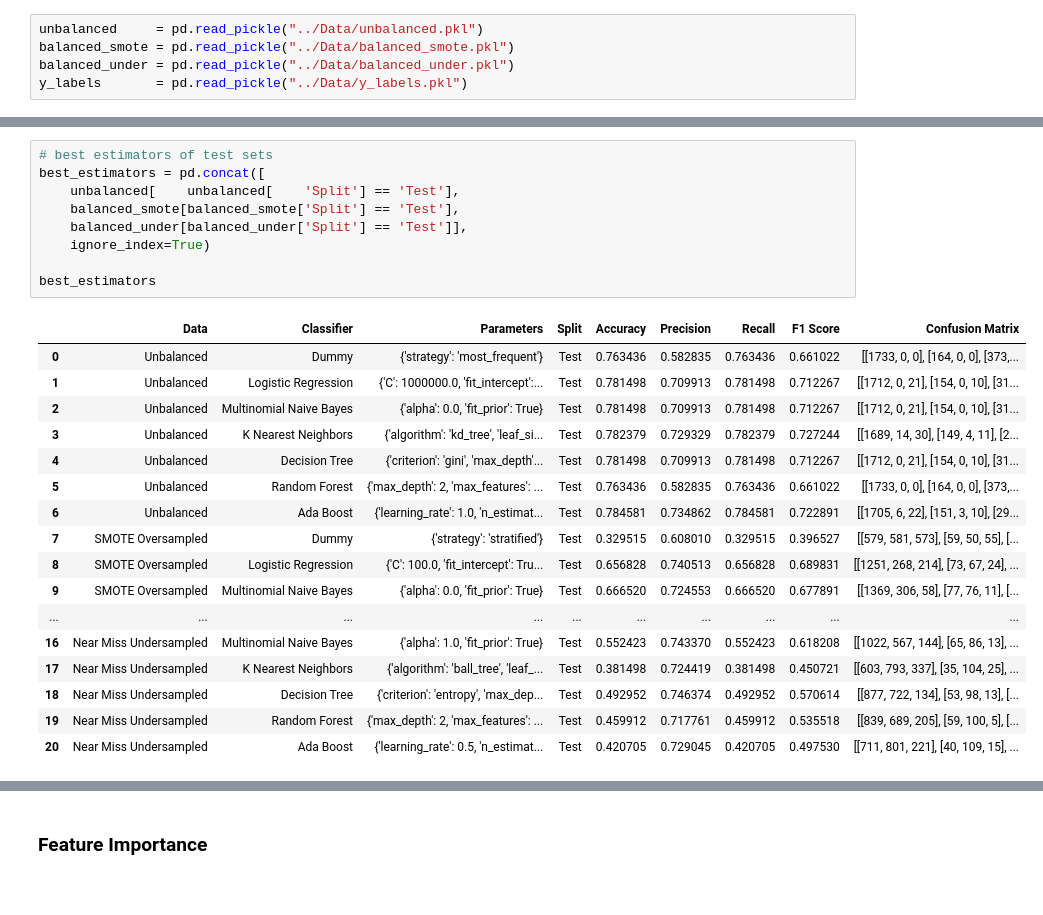
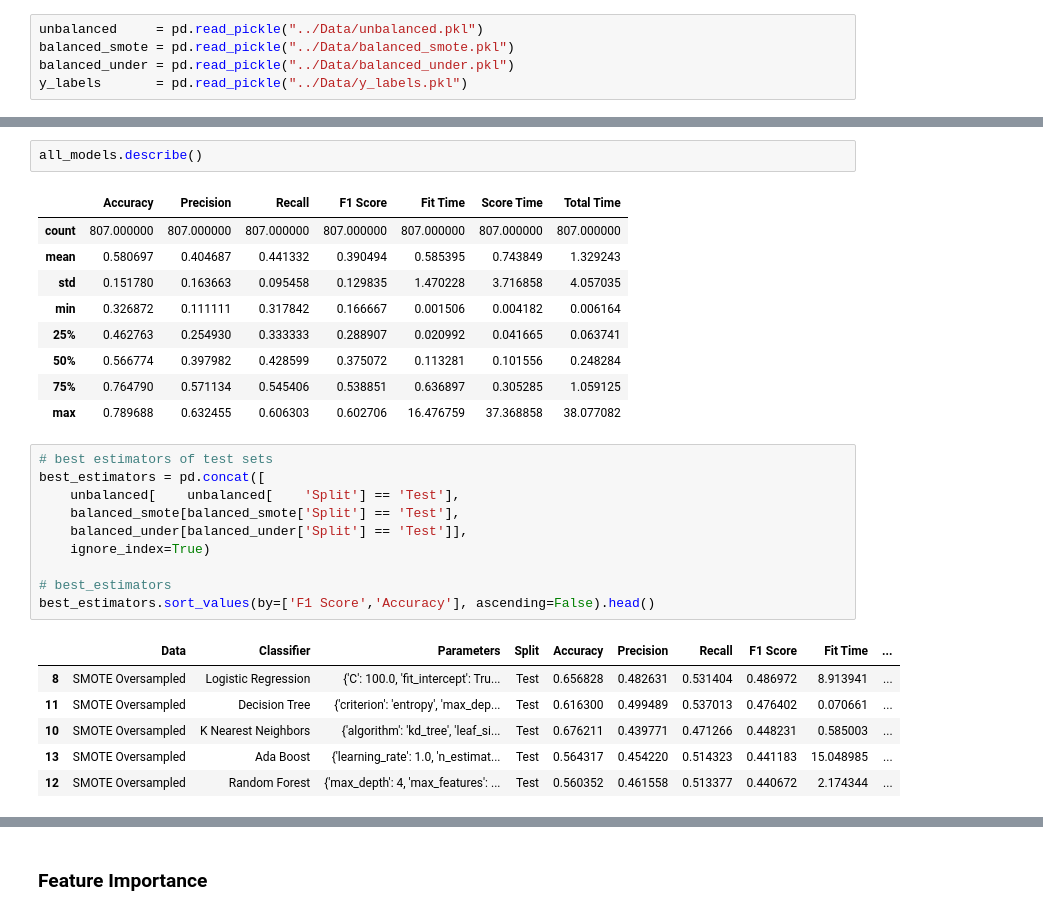
Before and after one commit to acdick/endangered_species_classification, a Jupyter notebook: Source/07_Interpretation.ipynb, the cells around one changed output, grey strips where cells are left out. Cells and saved outputs as stored; diff of their text form.

```diff
--- a/Source/07_Interpretation.ipynb
+++ b/Source/07_Interpretation.ipynb
@@ -27,27 +36,29 @@ y_labels       = pd.read_pickle("../Data/y_labels.pkl")
+# %%
+all_models.describe()
+# %% [output]
+|  | Accuracy | Precision | Recall | F1 Score | Fit Time | Score Time | Total Time |
+| count | 807.000000 | 807.000000 | 807.000000 | 807.000000 | 807.000000 | 807.000000 | 807.000000 |
+| mean | 0.580697 | 0.404687 | 0.441332 | 0.390494 | 0.585395 | 0.743849 | 1.329243 |
+| std | 0.151780 | 0.163663 | 0.095458 | 0.129835 | 1.470228 | 3.716858 | 4.057035 |
+| min | 0.326872 | 0.111111 | 0.317842 | 0.166667 | 0.001506 | 0.004182 | 0.006164 |
+| 25% | 0.462763 | 0.254930 | 0.333333 | 0.288907 | 0.020992 | 0.041665 | 0.063741 |
+| 50% | 0.566774 | 0.397982 | 0.428599 | 0.375072 | 0.113281 | 0.101556 | 0.248284 |
+| 75% | 0.764790 | 0.571134 | 0.545406 | 0.538851 | 0.636897 | 0.305285 | 1.059125 |
+| max | 0.789688 | 0.632455 | 0.606303 | 0.602706 | 16.476759 | 37.368858 | 38.077082 |
 # %%
 # best estimators of test sets
 best_estimators = pd.concat([
     unbalanced[    unbalanced[    'Split'] == 'Test'],
     balanced_smote[balanced_smote['Split'] == 'Test'],
     balanced_under[balanced_under['Split'] == 'Test']],
     ignore_index=True)
 
-best_estimators
+# best_estimators
+best_estimators.sort_values(by=['F1 Score','Accuracy'], ascending=False).head()
 # %% [output]
-|  | Data | Classifier | Parameters | Split | Accuracy | Precision | Recall | F1 Score | Confusion Matrix |
-| 0 | Unbalanced | Dummy | {'strategy': 'most_frequent'} | Test | 0.763436 | 0.582835 | 0.763436 | 0.661022 | [[1733, 0, 0], [164, 0, 0], [373,... |
-| 1 | Unbalanced | Logistic Regression | {'C': 1000000.0, 'fit_intercept':... | Test | 0.781498 | 0.709913 | 0.781498 | 0.712267 | [[1712, 0, 21], [154, 0, 10], [31... |
-| 2 | Unbalanced | Multinomial Naive Bayes | {'alpha': 0.0, 'fit_prior': True} | Test | 0.781498 | 0.709913 | 0.781498 | 0.712267 | [[1712, 0, 21], [154, 0, 10], [31... |
-| 3 | Unbalanced | K Nearest Neighbors | {'algorithm': 'kd_tree', 'leaf_si... | Test | 0.782379 | 0.729329 | 0.782379 | 0.727244 | [[1689, 14, 30], [149, 4, 11], [2... |
-| 4 | Unbalanced | Decision Tree | {'criterion': 'gini', 'max_depth'... | Test | 0.781498 | 0.709913 | 0.781498 | 0.712267 | [[1712, 0, 21], [154, 0, 10], [31... |
-| 5 | Unbalanced | Random Forest | {'max_depth': 2, 'max_features': ... | Test | 0.763436 | 0.582835 | 0.763436 | 0.661022 | [[1733, 0, 0], [164, 0, 0], [373,... |
-| 6 | Unbalanced | Ada Boost | {'learning_rate': 1.0, 'n_estimat... | Test | 0.784581 | 0.734862 | 0.784581 | 0.722891 | [[1705, 6, 22], [151, 3, 10], [29... |
-| 7 | SMOTE Oversampled | Dummy | {'strategy': 'stratified'} | Test | 0.329515 | 0.608010 | 0.329515 | 0.396527 | [[579, 581, 573], [59, 50, 55], [... |
-| 8 | SMOTE Oversampled | Logistic Regression | {'C': 100.0, 'fit_intercept': Tru... | Test | 0.656828 | 0.740513 | 0.656828 | 0.689831 | [[1251, 268, 214], [73, 67, 24], ... |
-| 9 | SMOTE Oversampled | Multinomial Naive Bayes | {'alpha': 0.0, 'fit_prior': True} | Test | 0.666520 | 0.724553 | 0.666520 | 0.677891 | [[1369, 306, 58], [77, 76, 11], [... |
-| ... | ... | ... | ... | ... | ... | ... | ... | ... | ... |
-| 16 | Near Miss Undersampled | Multinomial Naive Bayes | {'alpha': 1.0, 'fit_prior': True} | Test | 0.552423 | 0.743370 | 0.552423 | 0.618208 | [[1022, 567, 144], [65, 86, 13], ... |
-| 17 | Near Miss Undersampled | K Nearest Neighbors | {'algorithm': 'ball_tree', 'leaf_... | Test | 0.381498 | 0.724419 | 0.381498 | 0.450721 | [[603, 793, 337], [35, 104, 25], ... |
-| 18 | Near Miss Undersampled | Decision Tree | {'criterion': 'entropy', 'max_dep... | Test | 0.492952 | 0.746374 | 0.492952 | 0.570614 | [[877, 722, 134], [53, 98, 13], [... |
-| 19 | Near Miss Undersampled | Random Forest | {'max_depth': 2, 'max_features': ... | Test | 0.459912 | 0.717761 | 0.459912 | 0.535518 | [[839, 689, 205], [59, 100, 5], [... |
-| 20 | Near Miss Undersampled | Ada Boost | {'learning_rate': 0.5, 'n_estimat... | Test | 0.420705 | 0.729045 | 0.420705 | 0.497530 | [[711, 801, 221], [40, 109, 15], ... |
+|  | Data | Classifier | Parameters | Split | Accuracy | Precision | Recall | F1 Score | Fit Time | ... |
+| 8 | SMOTE Oversampled | Logistic Regression | {'C': 100.0, 'fit_intercept': Tru... | Test | 0.656828 | 0.482631 | 0.531404 | 0.486972 | 8.913941 | ... |
+| 11 | SMOTE Oversampled | Decision Tree | {'criterion': 'entropy', 'max_dep... | Test | 0.616300 | 0.499489 | 0.537013 | 0.476402 | 0.070661 | ... |
+| 10 | SMOTE Oversampled | K Nearest Neighbors | {'algorithm': 'kd_tree', 'leaf_si... | Test | 0.676211 | 0.439771 | 0.471266 | 0.448231 | 0.585003 | ... |
+| 13 | SMOTE Oversampled | Ada Boost | {'learning_rate': 1.0, 'n_estimat... | Test | 0.564317 | 0.454220 | 0.514323 | 0.441183 | 15.048985 | ... |
+| 12 | SMOTE Oversampled | Random Forest | {'max_depth': 4, 'max_features': ... | Test | 0.560352 | 0.461558 | 0.513377 | 0.440672 | 2.174344 | ... |
```
Also changed, not shown: parts of 22 cells of this notebook, 5 other files.
